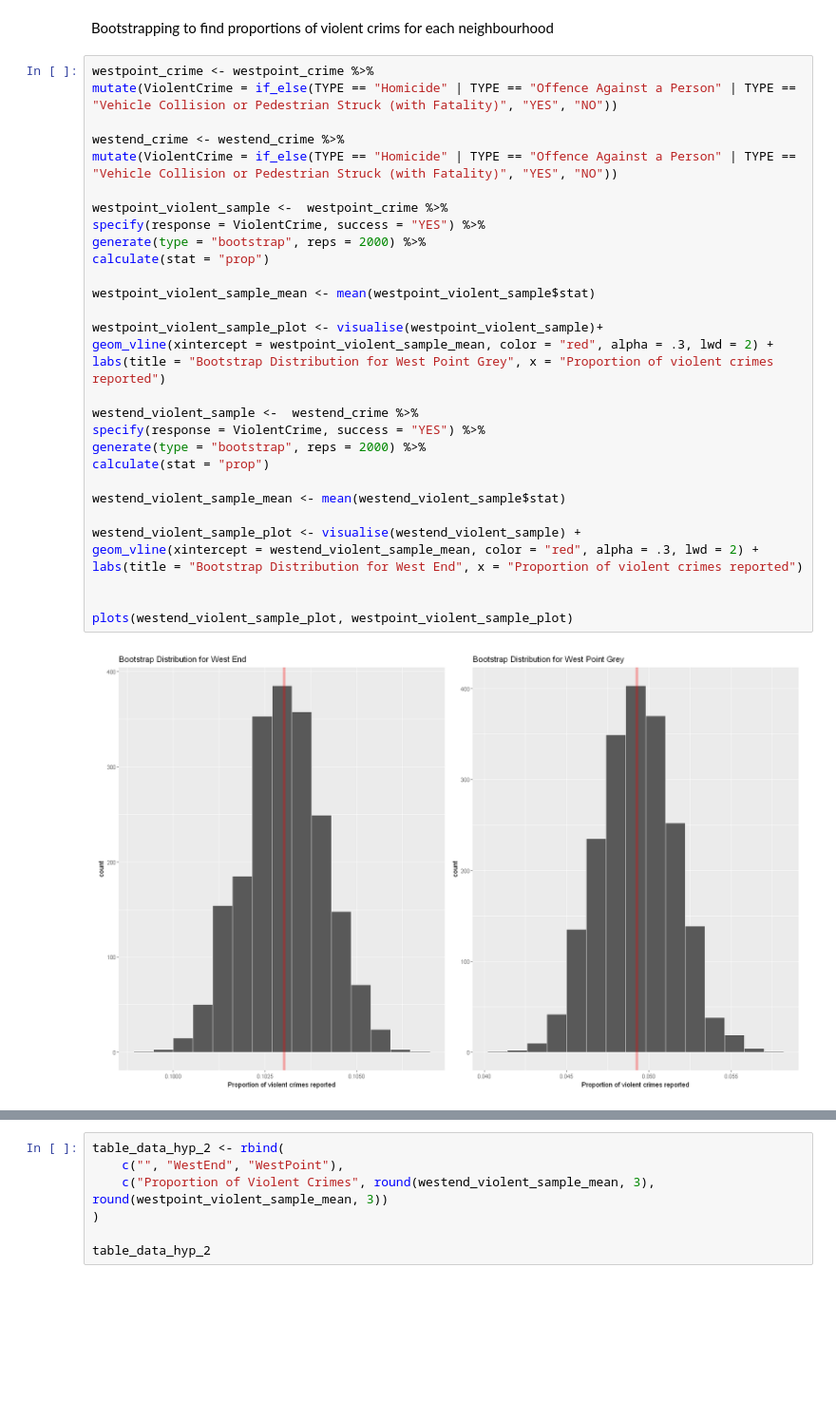
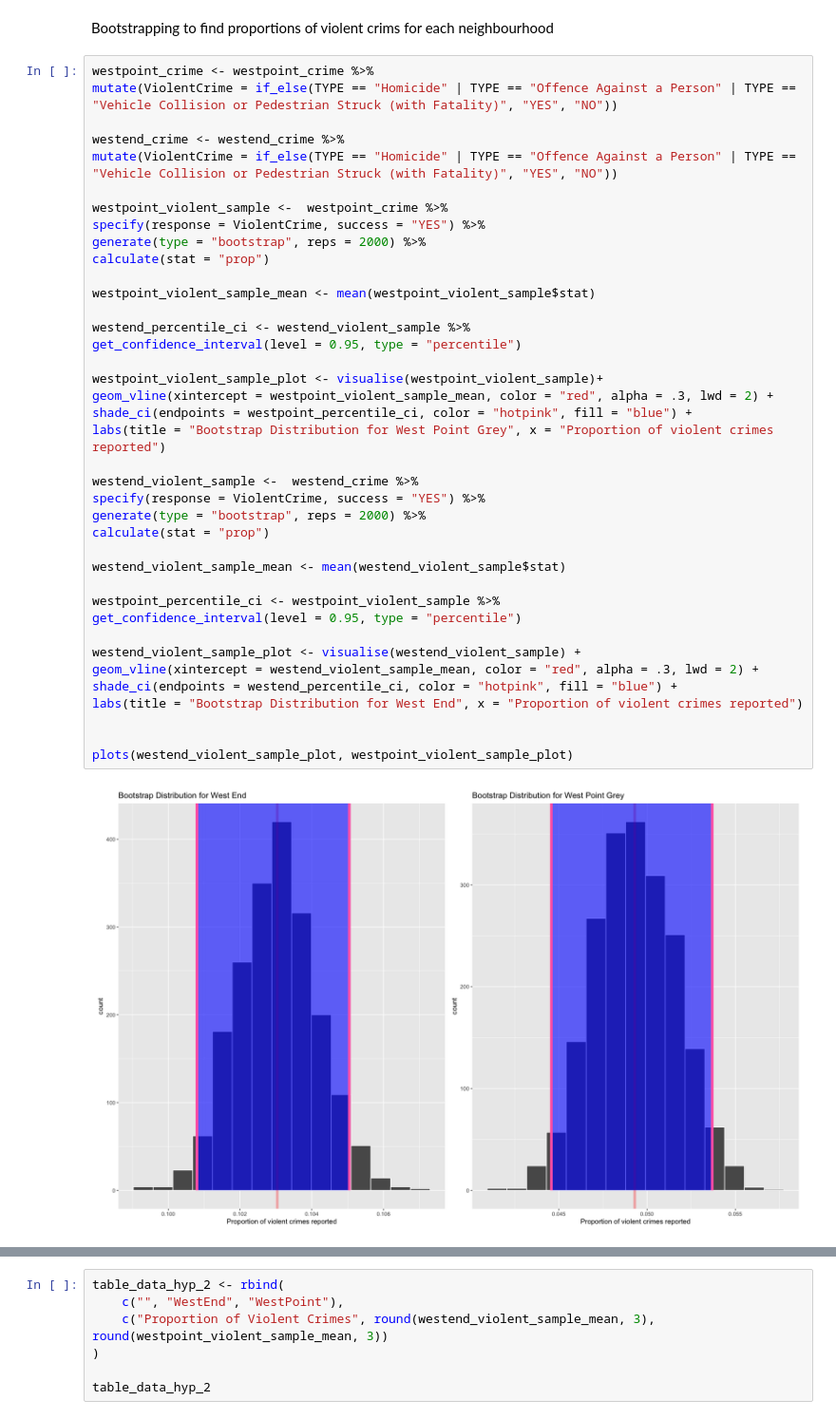
Before and after one commit to Utsav02/VancouverCrimeSTAT201, a Jupyter notebook: ProjectProposal.ipynb, the cells around one changed output, grey strips where cells are left out. Shown at 95% size. Drawn from its saved outputs; the diff is of its cells as text; blank space fills up the shorter version.

Commit message:
Add files via upload
Added descriptions to the graphs etc

```diff
--- a/ProjectProposal.ipynb
+++ b/ProjectProposal.ipynb
@@ -305,31 +338,39 @@ westpoint_crime <- westpoint_crime %>%
 mutate(ViolentCrime = if_else(TYPE == "Homicide" | TYPE == "Offence Against a Person" | TYPE == "Vehicle Collision or Pedestrian Struck (with Fatality)", "YES", "NO"))
 
 westend_crime <- westend_crime %>%
 mutate(ViolentCrime = if_else(TYPE == "Homicide" | TYPE == "Offence Against a Person" | TYPE == "Vehicle Collision or Pedestrian Struck (with Fatality)", "YES", "NO"))
 
 westpoint_violent_sample <-  westpoint_crime %>%
 specify(response = ViolentCrime, success = "YES") %>%
 generate(type = "bootstrap", reps = 2000) %>%
 calculate(stat = "prop")
 
 westpoint_violent_sample_mean <- mean(westpoint_violent_sample$stat)
 
+westend_percentile_ci <- westend_violent_sample %>%
+get_confidence_interval(level = 0.95, type = "percentile")
+
 westpoint_violent_sample_plot <- visualise(westpoint_violent_sample)+
 geom_vline(xintercept = westpoint_violent_sample_mean, color = "red", alpha = .3, lwd = 2) +
+shade_ci(endpoints = westpoint_percentile_ci, color = "hotpink", fill = "blue") +
 labs(title = "Bootstrap Distribution for West Point Grey", x = "Proportion of violent crimes reported")
 
 westend_violent_sample <-  westend_crime %>%
 specify(response = ViolentCrime, success = "YES") %>%
 generate(type = "bootstrap", reps = 2000) %>%
 calculate(stat = "prop")
 
 westend_violent_sample_mean <- mean(westend_violent_sample$stat)
 
+westpoint_percentile_ci <- westpoint_violent_sample %>%
+get_confidence_interval(level = 0.95, type = "percentile")
+
 westend_violent_sample_plot <- visualise(westend_violent_sample) +
 geom_vline(xintercept = westend_violent_sample_mean, color = "red", alpha = .3, lwd = 2) +
+shade_ci(endpoints = westend_percentile_ci, color = "hotpink", fill = "blue") +
 labs(title = "Bootstrap Distribution for West End", x = "Proportion of violent crimes reported")
 
 
 plots(westend_violent_sample_plot, westpoint_violent_sample_plot)
 # %% [output]
-[figure, old version]
+[figure, new version]
```
Also changed, not shown: parts of 22 cells of this notebook.
